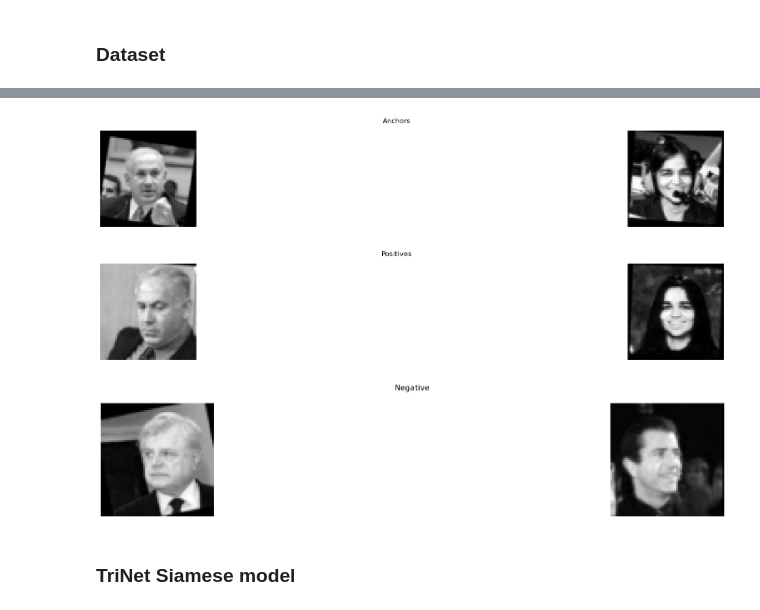
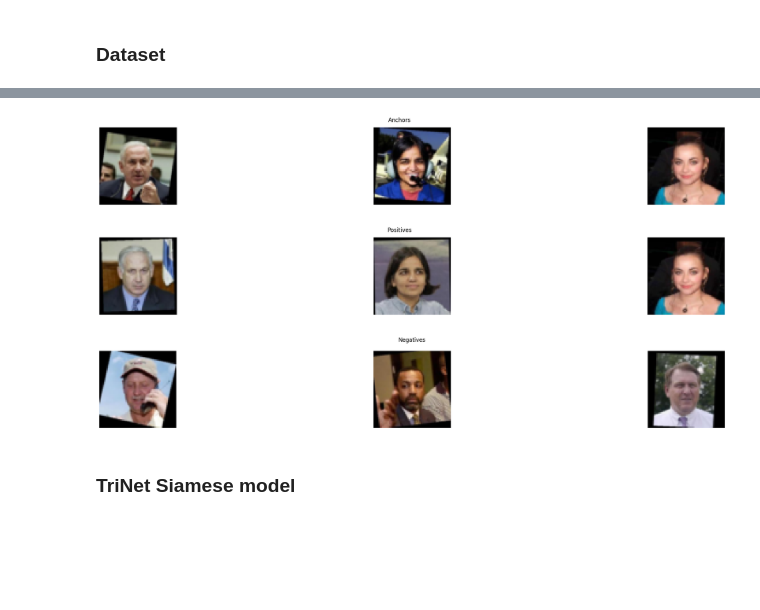
Before and after one commit to kel16/CudaLabTasksSS25, a Jupyter notebook: Session6/Solution6.ipynb, the cells around one changed output, grey strips where cells are left out. Drawn from its saved outputs; the diff is of its cells as text; code cells hidden in the pictures; blank space fills up the shorter version.

```diff
--- a/Session6/Solution6.ipynb
+++ b/Session6/Solution6.ipynb
@@ -78,31 +83,36 @@ from TripletDataset import TripletDataset
 
 test_dataset = TripletDataset(test_img_dataset)
 train_dataset = TripletDataset(train_img_dataset)
-# %%
-import matplotlib.pyplot as plt
-
-SUBPLOT_COUNT = 3
-
-fig_anchors, anchors = plt.subplots(1, SUBPLOT_COUNT, figsize=(30,3))
-fig_pos, positives = plt.subplots(1, SUBPLOT_COUNT, figsize=(30,3))
-fig_neg, negatives = plt.subplots(1, SUBPLOT_COUNT, figsize=(30,3))
-for i in range(SUBPLOT_COUNT):
-    (anchor, positive, negative), _ = train_dataset[i]
-    anchors[i].imshow(anchor[0], cmap="gray")
-    anchors[i].axis("off")
-    positives[i].imshow(positive[0], cmap="gray")
-    positives[i].axis("off")
-    negatives[i].imshow(negative[0], cmap="gray")
-    negatives[i].axis("off")
-fig_anchors.suptitle("Anchors")
-fig_pos.suptitle("Positives")
-fig_neg.suptitle("Negative")
-plt.tight_layout()
-plt.show()
-# %% [output]
-[figure, removed]
-[figure, removed]
-[figure, removed]
+# %%
+SUBPLOT_COUNT = 3
+
+fig_anchors, anchors = plt.subplots(1, SUBPLOT_COUNT, figsize=(30, 3))
+fig_pos, positives = plt.subplots(1, SUBPLOT_COUNT, figsize=(30, 3))
+fig_neg, negatives = plt.subplots(1, SUBPLOT_COUNT, figsize=(30, 3))
+
+for i in range(SUBPLOT_COUNT):
+    (anchor, positive, negative), _ = train_dataset[i]
+
+    # [C, H, W] -> [H, W, C] for matplotlib
+    anchors[i].imshow(anchor.permute(1, 2, 0).numpy())
+    anchors[i].axis("off")
+
+    positives[i].imshow(positive.permute(1, 2, 0).numpy())
+    positives[i].axis("off")
+
+    negatives[i].imshow(negative.permute(1, 2, 0).numpy())
+    negatives[i].axis("off")
+
+fig_anchors.suptitle("Anchors")
+fig_pos.suptitle("Positives")
+fig_neg.suptitle("Negatives")
+
+plt.tight_layout()
+plt.show()
+# %% [output]
+[figure, added]
+[figure, added]
+[figure, added]
 # %%
 BATCH_SIZE = 128
 
```
Also changed, not shown: parts of 4 cells of this notebook, 2 other files.
